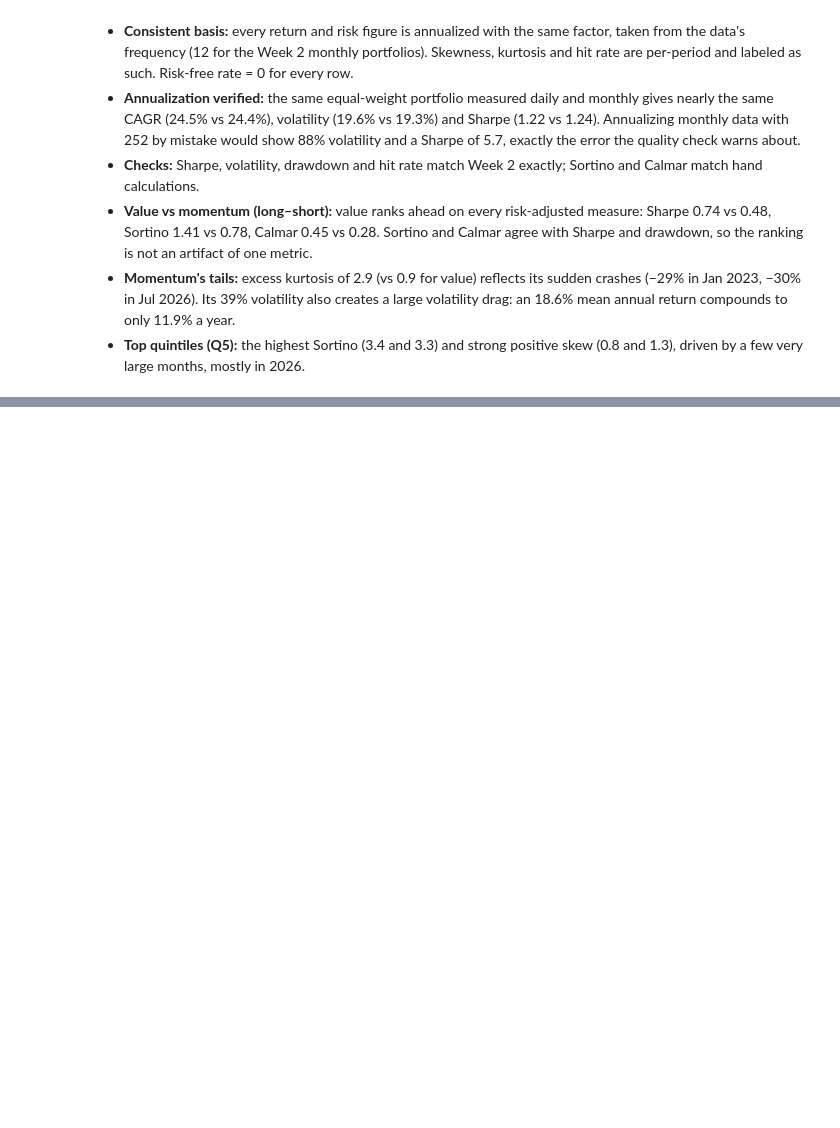
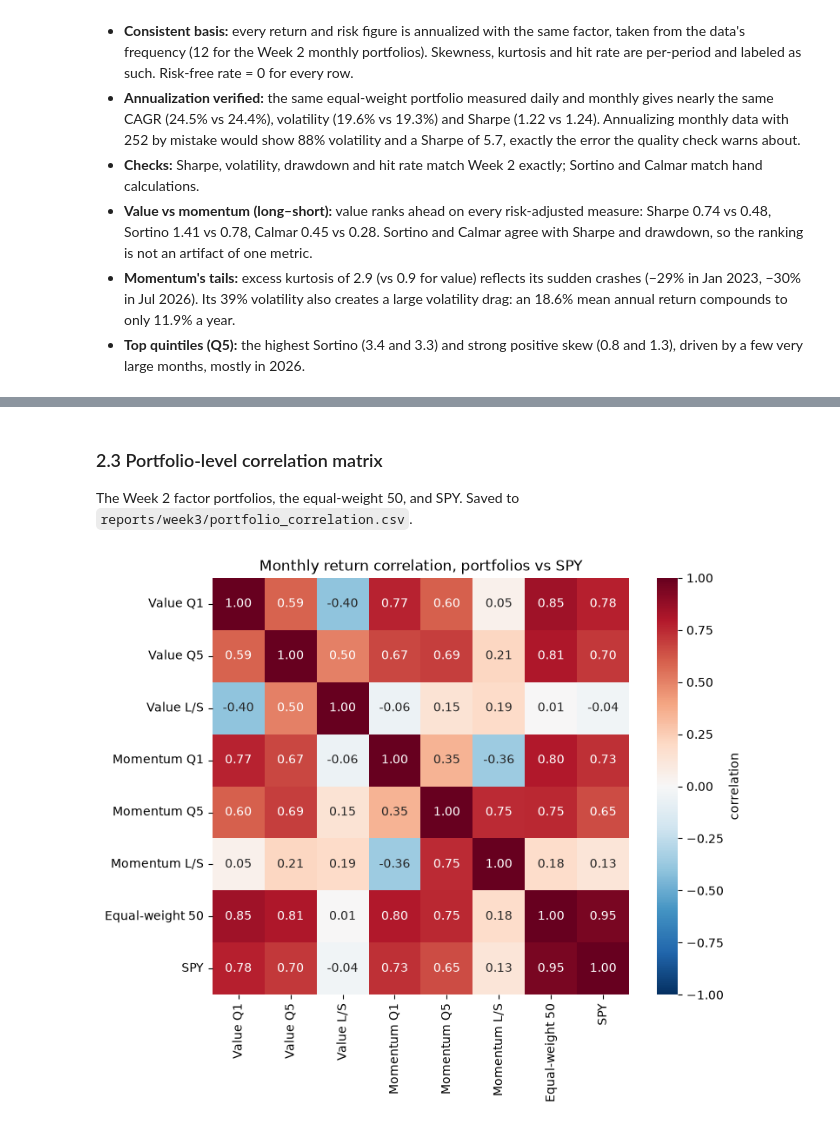
Before and after one commit to jialucharlottewu/LendoCapital, a Jupyter notebook: notebooks/week3/risk_portfolio_construction.ipynb, the cells around one changed output, grey strips where cells are left out. Drawn from its saved outputs; the diff is of its cells as text; code cells hidden in the pictures; blank space fills up the shorter version.

```diff
--- a/notebooks/week3/risk_portfolio_construction.ipynb
+++ b/notebooks/week3/risk_portfolio_construction.ipynb
@@ -169,0 +244,23 @@ recon
+# %% [markdown]
+### 2.3 Portfolio-level correlation matrix
+The Week 2 factor portfolios, the equal-weight 50, and SPY. Saved to `reports/week3/portfolio_correlation.csv`.
+# %%
+SAMPLE = pd.concat({
+    "Value":    value_ret[["Q1", "Q5", "long_short"]],
+    "Momentum": mom_ret[["Q1", "Q5", "long_short"]],
+}, axis=1)
+SAMPLE.columns = [f"{f} {q.replace('long_short', 'L/S')}" for f, q in SAMPLE.columns]
+SAMPLE["Equal-weight 50"] = ew50_m
+
+port_corr = SAMPLE.join(spy_m).corr()
+port_corr.to_csv(f"{REPORTS}/portfolio_correlation.csv")
+
+fig, ax = plt.subplots(figsize=(8, 6.5))
+sns.heatmap(port_corr, annot=True, fmt=".2f", cmap="RdBu_r", vmin=-1, vmax=1,
+            square=True, cbar_kws={"label": "correlation"}, ax=ax)
+ax.set_title("Monthly return correlation, portfolios vs SPY")
+plt.tight_layout()
+plt.savefig(f"{REPORTS}/portfolio_correlation_heatmap.png", dpi=150)
+plt.show()
+# %% [output]
+[figure, added]
```
Also changed, not shown: parts of 14 cells of this notebook, 7 other files.
